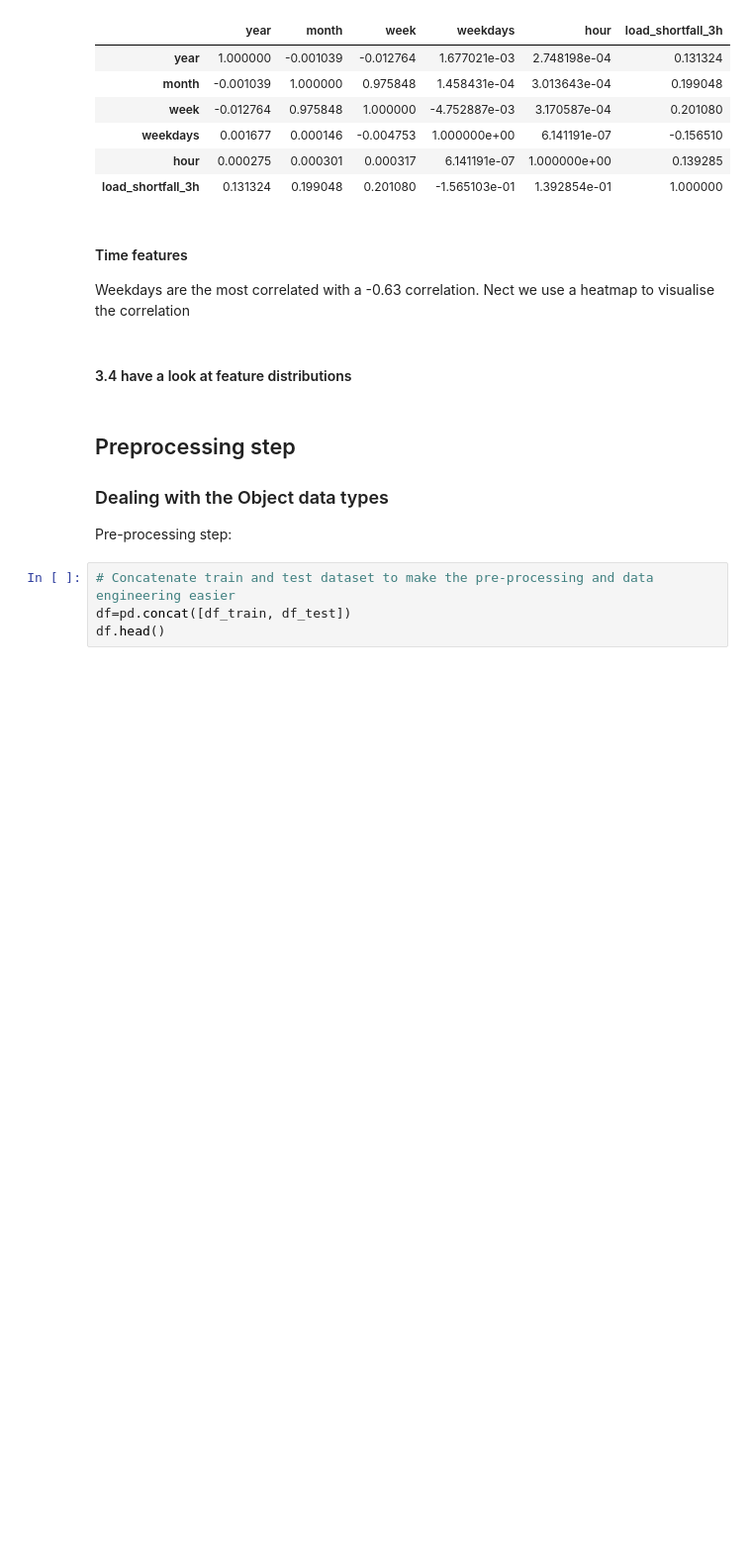
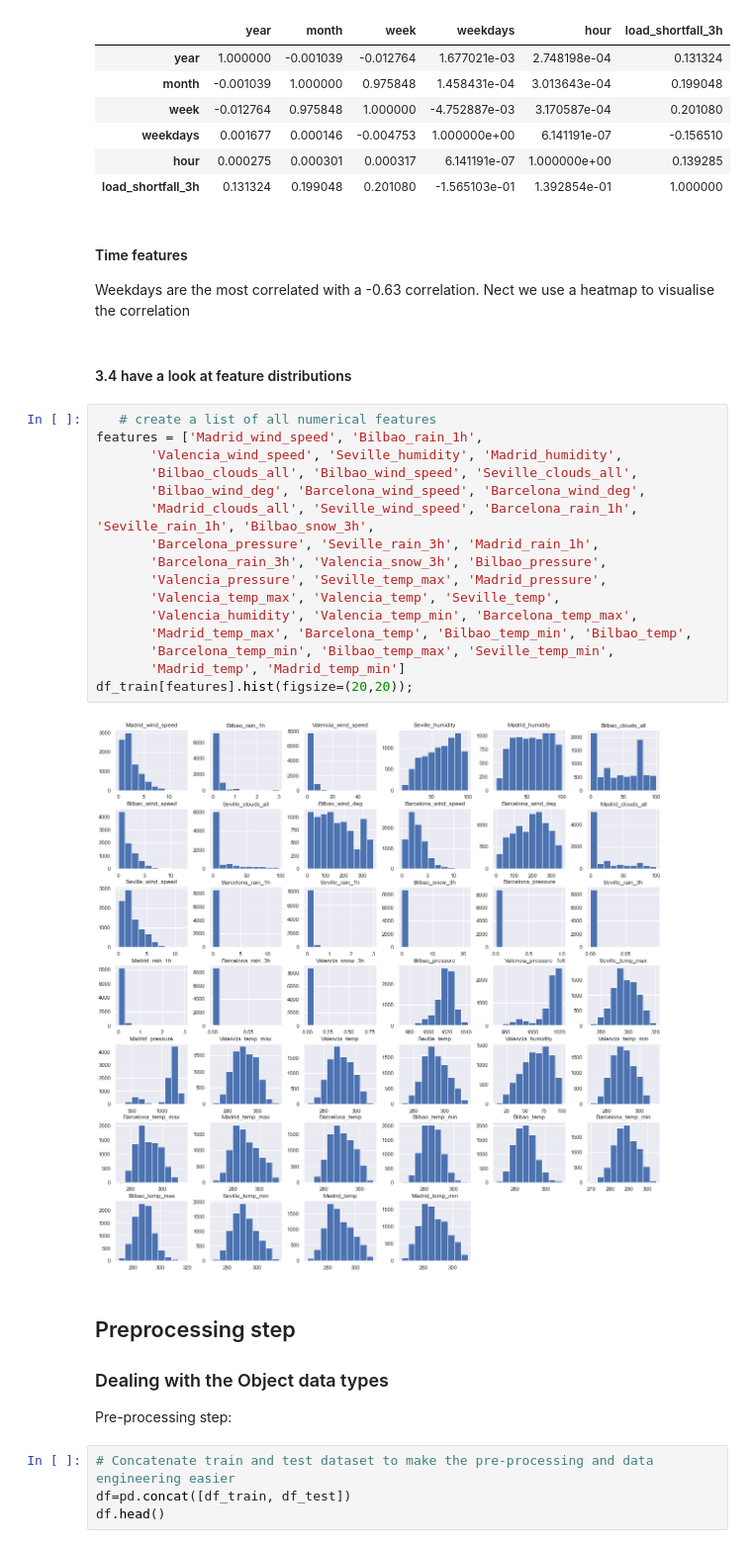
Before and after one commit to Explore-AI/load-shortfall-regression-predict-api, a Jupyter notebook: team3-notebook.ipynb, the cells around one changed output. Shown at 99% size. Drawn from its saved outputs; the diff is of its cells as text; blank space fills up the shorter version.

```diff
--- a/team3-notebook.ipynb
+++ b/team3-notebook.ipynb
@@ -627,6 +660,24 @@ Time
 Weekdays are the most correlated with a -0.63 correlation. Nect we use a heatmap to visualise the correlation
 # %% [markdown]
 #### 3.4 have a look at feature distributions
+# %%
+   # create a list of all numerical features
+features = ['Madrid_wind_speed', 'Bilbao_rain_1h',
+       'Valencia_wind_speed', 'Seville_humidity', 'Madrid_humidity',
+       'Bilbao_clouds_all', 'Bilbao_wind_speed', 'Seville_clouds_all',
+       'Bilbao_wind_deg', 'Barcelona_wind_speed', 'Barcelona_wind_deg',
+       'Madrid_clouds_all', 'Seville_wind_speed', 'Barcelona_rain_1h', 'Seville_rain_1h', 'Bilbao_snow_3h',
+       'Barcelona_pressure', 'Seville_rain_3h', 'Madrid_rain_1h',
+       'Barcelona_rain_3h', 'Valencia_snow_3h', 'Bilbao_pressure',
+       'Valencia_pressure', 'Seville_temp_max', 'Madrid_pressure',
+       'Valencia_temp_max', 'Valencia_temp', 'Seville_temp',
+       'Valencia_humidity', 'Valencia_temp_min', 'Barcelona_temp_max',
+       'Madrid_temp_max', 'Barcelona_temp', 'Bilbao_temp_min', 'Bilbao_temp',
+       'Barcelona_temp_min', 'Bilbao_temp_max', 'Seville_temp_min',
+       'Madrid_temp', 'Madrid_temp_min']
+df_train[features].hist(figsize=(20,20));
+# %% [output]
+[figure, added]
 # %% [markdown]
 ## Preprocessing step
 
```
Also changed, not shown: parts of 35 cells of this notebook.
